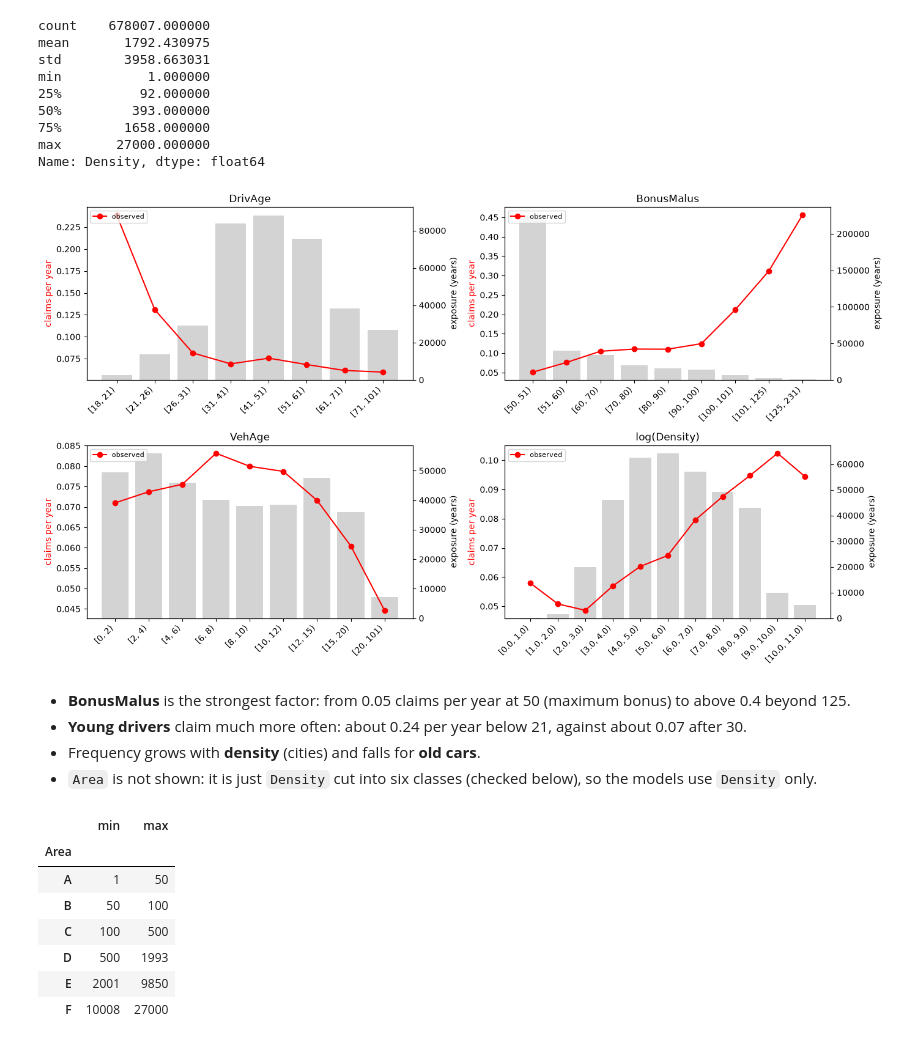
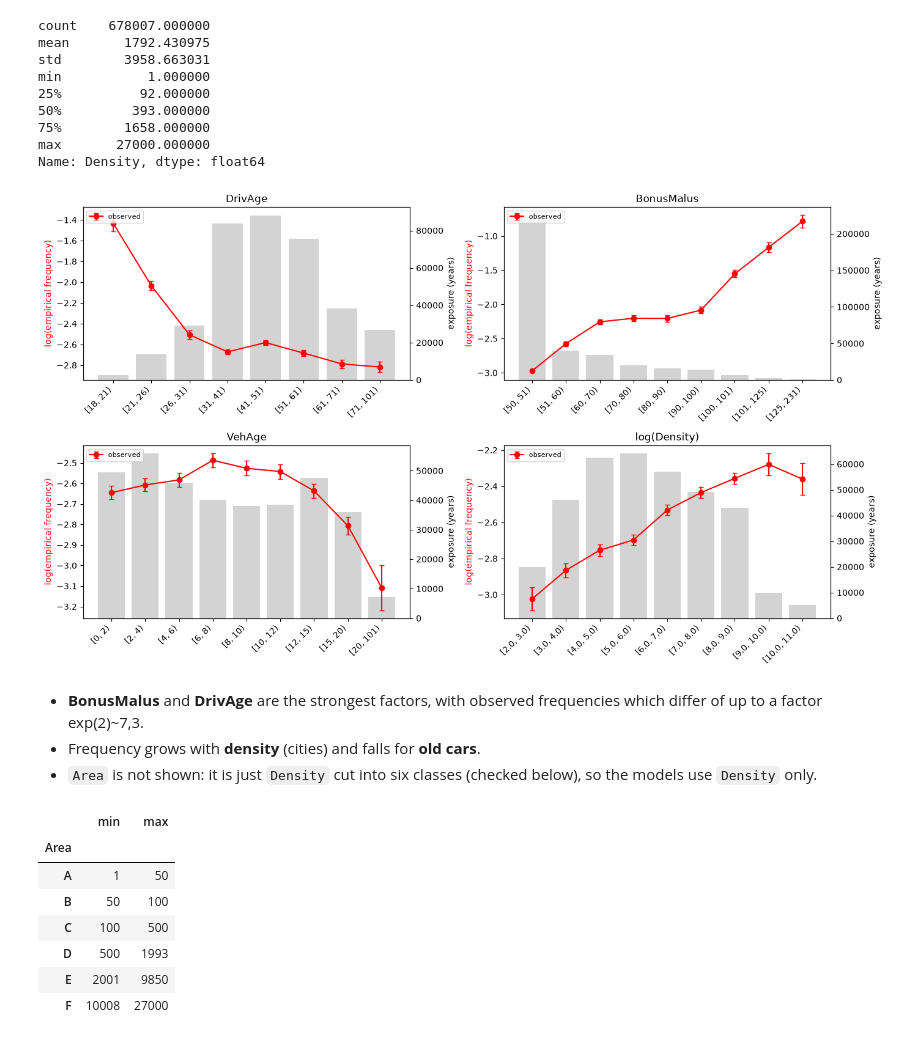
Before and after one commit to tommasocortopassi/motor-insurance-pricing, a Jupyter notebook: Motor_Insurance_Pricing.ipynb, the cells around one changed output. Saved outputs shown, nothing was run; the diff lists cells and outputs as text; code cells hidden in the pictures.

Commit message:
Notebook revisions. Log scale for frequency in section 4.

```diff
--- a/Motor_Insurance_Pricing.ipynb
+++ b/Motor_Insurance_Pricing.ipynb
@@ -303,39 +304,44 @@ max       27000.000000
 Name: Density, dtype: float64
 # %%
 def one_way(df: pd.DataFrame, by: pd.Series, ax, pred_cols=()):
-    """Observed (and optionally predicted) claim frequency by group, with the exposure of each group as bars."""
+    """Observed (and optionally predicted) claim frequency by group on the log scale of the GLM's link,
+    with a 95% interval for the observed value and the exposure of each group as bars."""
     g = df.assign(group=by).groupby("group", observed=True)
     exposure = g["Exposure"].sum()
+    claims = g["ClaimNb"].sum().where(lambda s: s > 0)  # groups without claims become NaN and are not drawn
     x = np.arange(len(exposure))
     ax_bars = ax.twinx()
     ax_bars.bar(x, exposure, color="lightgrey")
     ax_bars.set_ylabel("exposure (years)")
     ax.set_zorder(ax_bars.get_zorder() + 1)
     ax.patch.set_visible(False)
-    ax.plot(x, g["ClaimNb"].sum() / exposure, "o-", color="red", label="observed")
-    for col in pred_cols:  # predicted frequency, averaged with exposure weights
-        ax.plot(x, g.apply(lambda d: np.average(d[col], weights=d["Exposure"]), include_groups=False), "s--", label=col)
+    # log(claims / exposure) is the empirical linear predictor of each group; 1.96 / sqrt(claims) is the
+    # approximate 95% half-width of a Poisson count on the log scale.
+    ax.errorbar(x, np.log(claims / exposure), yerr=1.96 / np.sqrt(claims), fmt="o-", color="red", capsize=3,
+                label="observed")
+    for col in pred_cols:  # predicted claims / exposure in each group, on the same scale
+        predicted = (df[col] * df["Exposure"]).groupby(by, observed=True).sum() / exposure
+        ax.plot(x, np.log(predicted), "s--", label=col)
     ax.set_xticks(x, [str(v) for v in exposure.index], rotation=45, ha="right")
-    ax.set_ylabel("claims per year", color="red")
+    ax.set_ylabel("log(empirical frequency)", color="red")
     ax.legend(loc="upper left", fontsize=8)
 
 
 fig, axes = plt.subplots(2, 2, figsize=(14, 8))
 one_way(policies, pd.cut(policies["DrivAge"], [18, 21, 26, 31, 41, 51, 61, 71, 101], right=False), axes[0, 0])
 axes[0, 0].set_title("DrivAge")
 one_way(policies, pd.cut(policies["BonusMalus"], [50, 51, 60, 70, 80, 90, 100, 101, 125, 231], right=False), axes[0, 1])
 axes[0, 1].set_title("BonusMalus")
 one_way(policies, pd.cut(policies["VehAge"], [0, 2, 4, 6, 8, 10, 12, 15, 20, 101], right=False), axes[1, 0])
 axes[1, 0].set_title("VehAge")
-one_way(policies, pd.cut(np.log(policies["Density"]), np.arange(0, 11.5, 1.0), right=False), axes[1, 1])
+one_way(policies, pd.cut(np.log(policies["Density"]), np.arange(2, 11.5, 1.0), right=False), axes[1, 1])
 axes[1, 1].set_title("log(Density)")
 fig.tight_layout()
 plt.show()
 # %% [output]
-[figure, old version]
+[figure, new version]
 # %% [markdown]
-- **BonusMalus** is the strongest factor: from 0.05 claims per year at 50 (maximum bonus) to above 0.4 beyond 125.
-- **Young drivers** claim much more often: about 0.24 per year below 21, against about 0.07 after 30.
+- **BonusMalus** and **DrivAge** are the strongest factors, with observed frequencies which differ of up to a factor exp(2)~7,3.
 - Frequency grows with **density** (cities) and falls for **old cars**.
 - `Area` is not shown: it is just `Density` cut into six classes (checked below), so the models use `Density` only.
 # %%
```
Also changed, not shown: parts of 33 cells of this notebook, 3 other files.
